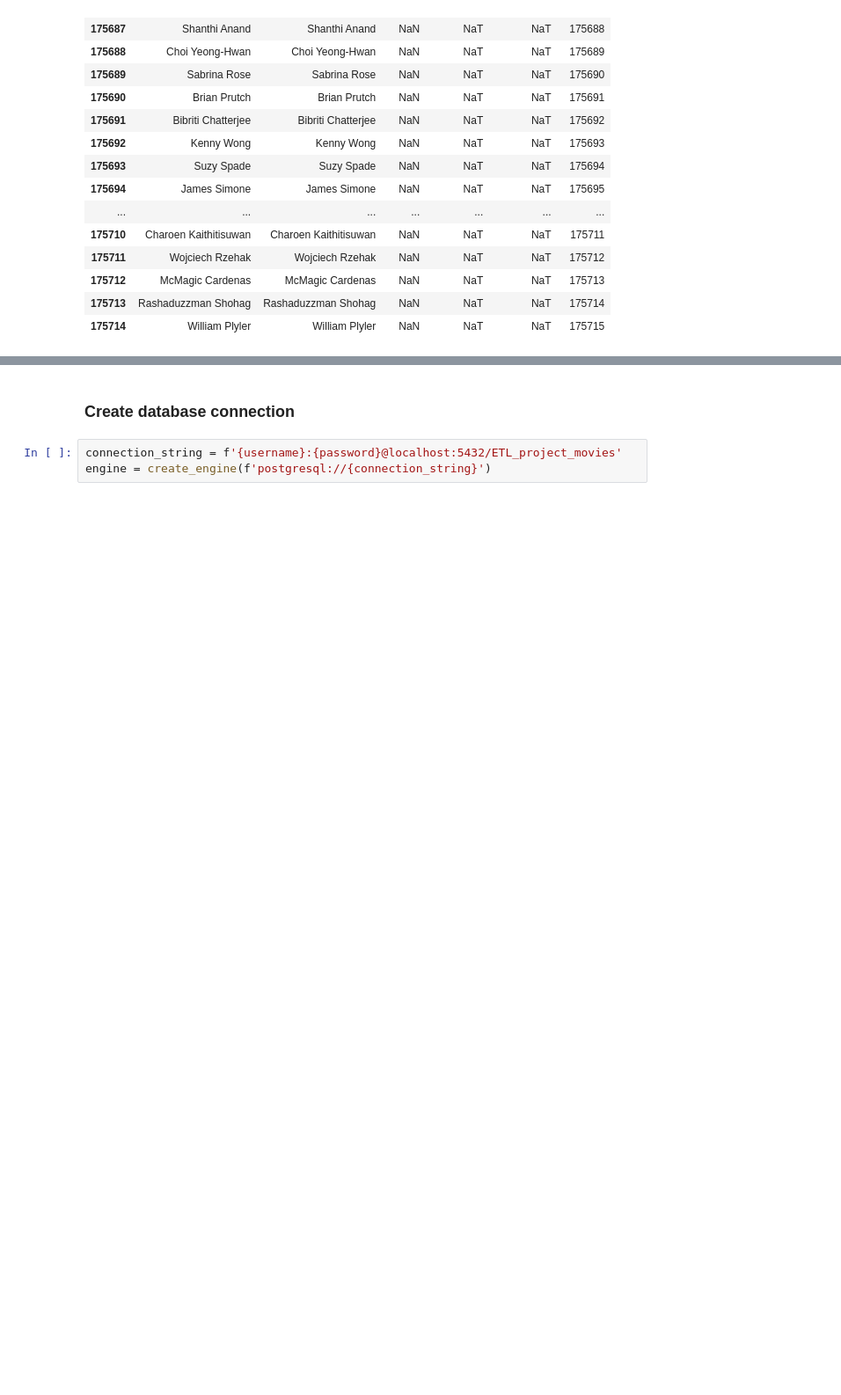
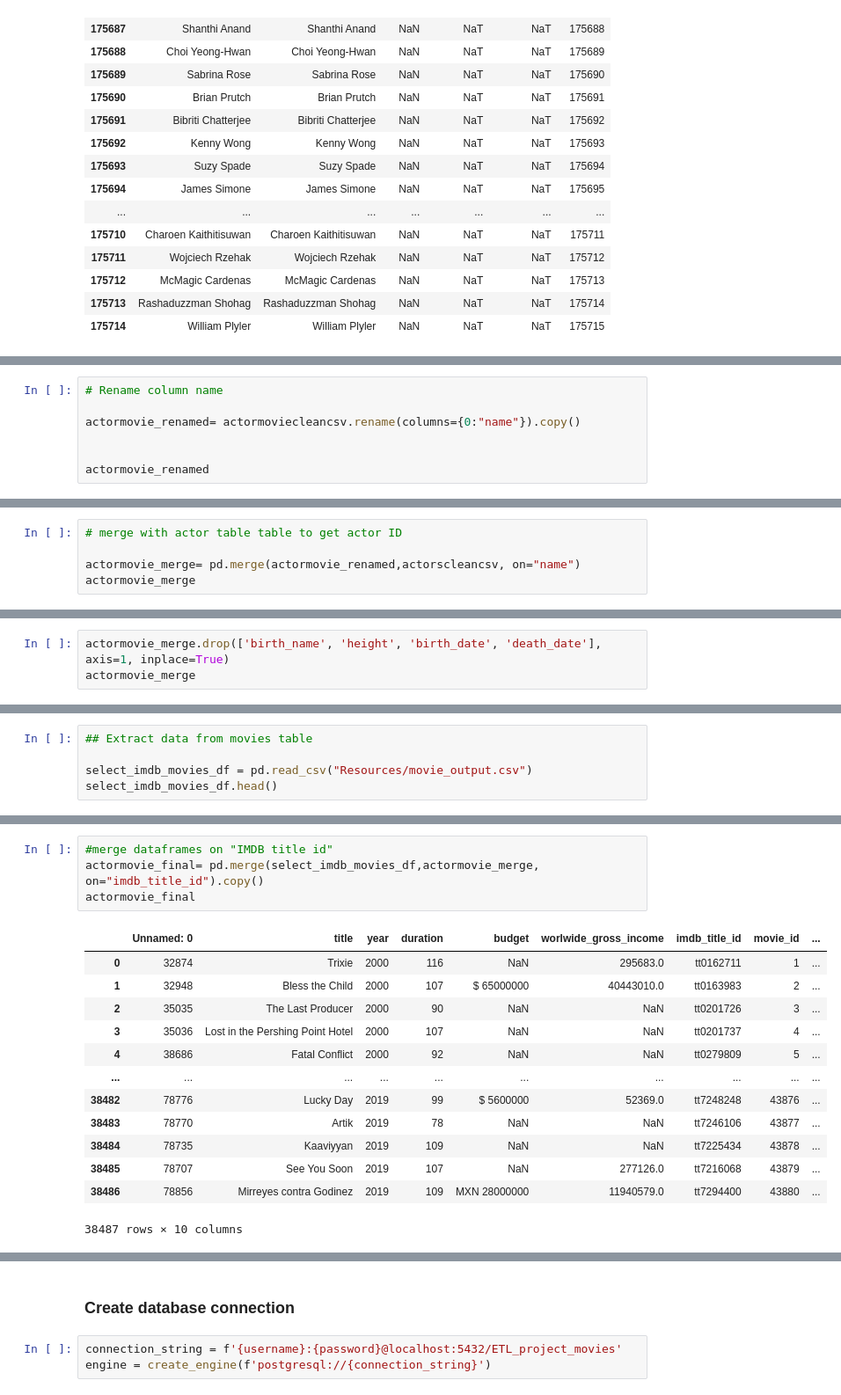
Before and after one commit to eriklockwood/team1_etl_project, a Jupyter notebook: etl_actors/etl_actor.ipynb, the cells around one changed output, grey strips where cells are left out. Shown at 88% size. Cells and saved outputs as stored; diff of their text form; blank space fills up the shorter version.

```diff
--- a/etl_actors/etl_actor.ipynb
+++ b/etl_actors/etl_actor.ipynb
@@ -113,0 +186,7 @@ actorscleancsv.tail(30)
+# %%
+# Rename column name
+
+actormovie_renamed= actormoviecleancsv.rename(columns={0:"name"}).copy()
+
+
+actormovie_renamed
@@ -113,0 +207,5 @@ actorscleancsv.tail(30)
+# %%
+# merge with actor table table to get actor ID
+
+actormovie_merge= pd.merge(actormovie_renamed,actorscleancsv, on="name")
+actormovie_merge
@@ -113,0 +226,3 @@ actorscleancsv.tail(30)
+# %%
+actormovie_merge.drop(['birth_name', 'height', 'birth_date', 'death_date'], axis=1, inplace=True)
+actormovie_merge
@@ -113,0 +243,5 @@ actorscleancsv.tail(30)
+# %%
+## Extract data from movies table
+
+select_imdb_movies_df = pd.read_csv("Resources/movie_output.csv")
+select_imdb_movies_df.head()
@@ -113,0 +255,18 @@ actorscleancsv.tail(30)
+# %%
+#merge dataframes on "IMDB title id"
+actormovie_final= pd.merge(select_imdb_movies_df,actormovie_merge, on="imdb_title_id").copy()
+actormovie_final
+# %% [output]
+|  | Unnamed: 0 | title | year | duration | budget | worlwide_gross_income | imdb_title_id | movie_id | ... |
+| 0 | 32874 | Trixie | 2000 | 116 | NaN | 295683.0 | tt0162711 | 1 | ... |
+| 1 | 32948 | Bless the Child | 2000 | 107 | $ 65000000 | 40443010.0 | tt0163983 | 2 | ... |
+| 2 | 35035 | The Last Producer | 2000 | 90 | NaN | NaN | tt0201726 | 3 | ... |
+| 3 | 35036 | Lost in the Pershing Point Hotel | 2000 | 107 | NaN | NaN | tt0201737 | 4 | ... |
+| 4 | 38686 | Fatal Conflict | 2000 | 92 | NaN | NaN | tt0279809 | 5 | ... |
+| ... | ... | ... | ... | ... | ... | ... | ... | ... | ... |
+| 38482 | 78776 | Lucky Day | 2019 | 99 | $ 5600000 | 52369.0 | tt7248248 | 43876 | ... |
+| 38483 | 78770 | Artik | 2019 | 78 | NaN | NaN | tt7246106 | 43877 | ... |
+| 38484 | 78735 | Kaaviyyan | 2019 | 109 | NaN | NaN | tt7225434 | 43878 | ... |
+| 38485 | 78707 | See You Soon | 2019 | 107 | NaN | 277126.0 | tt7216068 | 43879 | ... |
+| 38486 | 78856 | Mirreyes contra Godinez | 2019 | 109 | MXN 28000000 | 11940579.0 | tt7294400 | 43880 | ... |
+38487 rows × 10 columns
```
Also changed, not shown: parts of 14 cells of this notebook, 1 other file.
